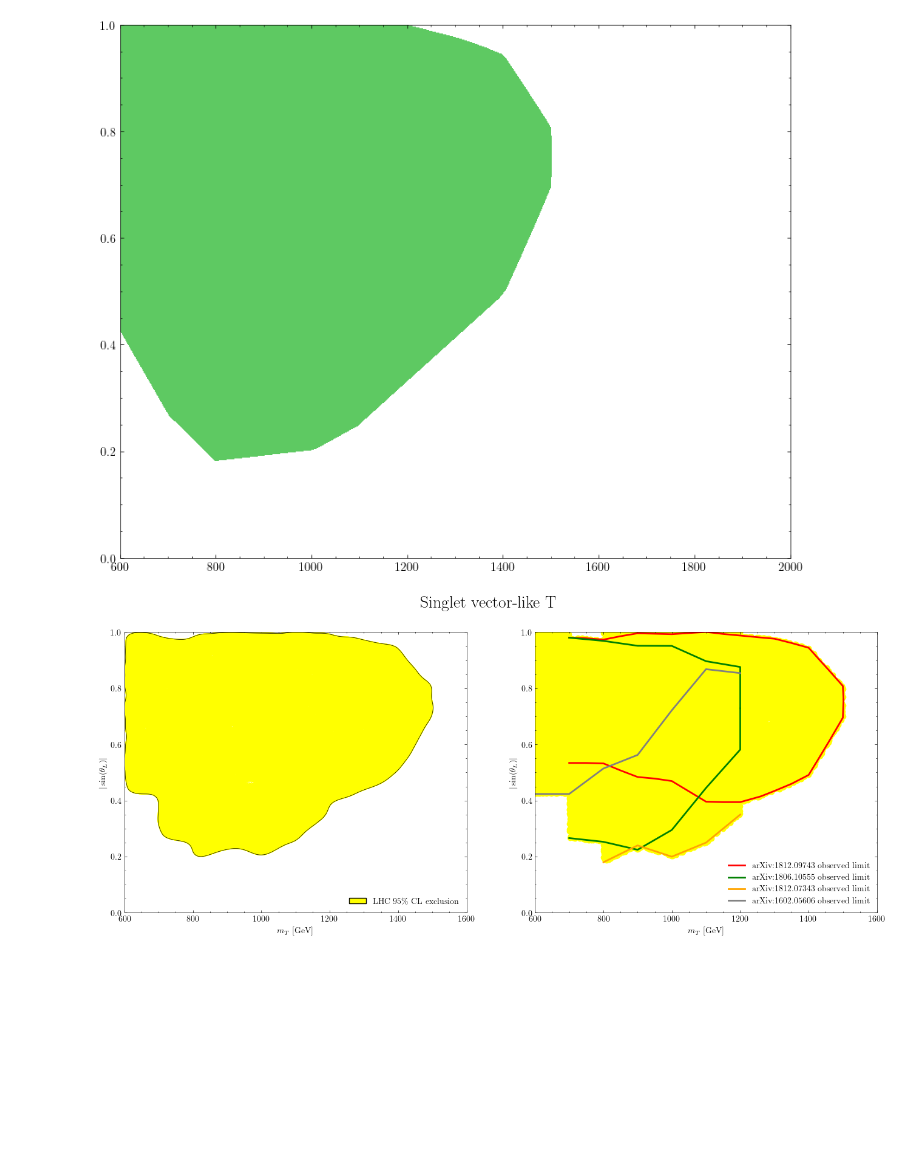
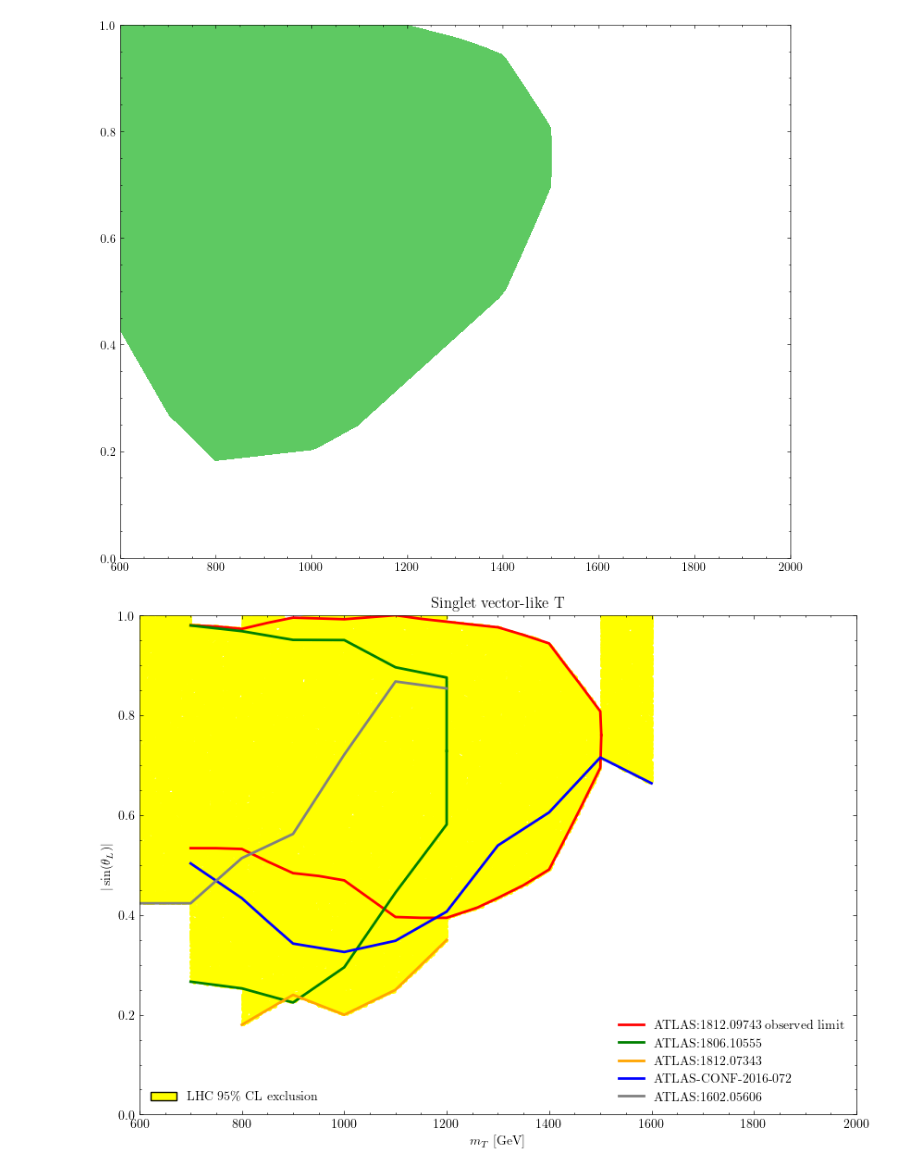
Before and after one commit to HEP-VLQ/VLQBounds, a Jupyter notebook: data/coupling_plot.ipynb, the cells around one changed output. Cells and saved outputs as stored; diff of their text form; code cells hidden in the pictures; blank space fills up the shorter version.

```diff
--- a/data/coupling_plot.ipynb
+++ b/data/coupling_plot.ipynb
@@ -6,7 +6,8 @@ import pandas as pd
 import scienceplots
 import matplotlib.patches as mpatches
 from scipy.interpolate import interp1d
-plt.style.use('science')
+plt.style.use(['science'])
+
 
 df = pd.read_table("coupling_results.txt",delimiter = ' ')
 data = np.loadtxt('../ATLAS_Tables/1602.05606_ATLAS_Fig7-b_pp_Tbj_Wb_s_L.txt')
@@ -200,64 +201,80 @@ plt.ylim(0,1)
 (0.0, 1.0)
 [figure]
 # %%
-import matplotlib.pyplot as plt
-import seaborn as sns
-import pandas as pd
 
 # Create a figure and axes
-fig, axes = plt.subplots(1, 2, figsize=(16, 6))
-ax1 = axes[0]
-ax2 = axes[1]
+fig, axes = plt.subplots(1, 1, figsize=(10, 7))
+#ax1 = axes[
+ax2 = axes
 
 # Read data from file
 df = pd.read_table("sin_l.dat", delimiter=' ')
-filter = df["result"] == 0
+filter = df["res"] == 0
 
 # Plot KDE plot on ax1
-sns.kdeplot(x=df.loc[filter, "mass"], y=df.loc[filter, "sin_left"], fill=False, levels=6000, bw_adjust=0.5, color='yellow', ax=ax1)
-sns.kdeplot(x=df.loc[filter, "mass"], y=df.loc[filter, "sin_left"], fill=False, levels=2, bw_adjust=0.5, color='black', linewidths=0.5, ax=ax1)
+#sns.kdeplot(x=df.loc[filter, "mass"], y=df.loc[filter, "sin_left"], fill=False, levels=6000, bw_adjust=0.5, color='yellow', ax=ax1)
+#sns.kdeplot(x=df.loc[filter, "mass"], y=df.loc[filter, "sin_left"], fill=False, levels=2, bw_adjust=0.5, color='black', linewidths=0.5, ax=ax1)
 ax1.set_xlim(600, 1600)
 ax1.set_ylim(0, 1)
 ax1.set_xlabel(r'$m_T$ [GeV]')
 ax1.set_ylabel(r'$|\sin(\theta_L)|$')
-excluded_patch = mpatches.Rectangle((0, 0), 1, 1, facecolor='yellow', edgecolor='black', label='LHC 95\% CL exclusion')
-ax1.add_patch(excluded_patch)
+#excluded_patch = mpatches.Rectangle((0, 0), 1, 1, facecolor='yellow', edgecolor='black', label='LHC 95\% CL exclusion')
+#ax2.add_patch(excluded_patch)
 
 
 # Plot scatter plot on ax2
-ax2.scatter(df.loc[filter, "mass"], df.loc[filter, "sin_left"], color='yellow')
+ax2.scatter(df.loc[filter, "mass"], df.loc[filter, "sin_l"], color='yellow',s=5)
 data2 = np.loadtxt("/home/mohamed/PycharmProjects/TOP/ATLAS_Tables/1812.09743_ATLAS_Fig6b_pp_Tbq_tZ.txt")
 m1 = data2[:,0]
 obs1 = data2[:,1]
 obs2 = data2[:,2]
-ax2.plot(m1,obs1,color='red',lw=2,label = 'arXiv:1812.09743 observed limit')
+plt1, = ax2.plot(m1,obs1,color='red',lw=2,label = 'ATLAS:1812.09743 observed limit')
 ax2.plot(m1,obs2,color='red',lw=2)
 
 data3 = np.loadtxt("/home/mohamed/PycharmProjects/TOP/ATLAS_Tables/1806.10555_ATLAS_Fig16-b_pp_Tbq_Zt_Singlet.txt")
 m1 = data3[:,0]
 obs1 = data3[:,1]
 obs2 = data3[:,2]
-ax2.plot(m1,obs1,color='green',lw=2,label = 'arXiv:1806.10555 observed limit')
+plt2, = ax2.plot(m1,obs1,color='green',lw=2,label = 'ATLAS:1806.10555')
 ax2.plot(m1,obs2,color='green',lw=2)
 
 data4 = np.loadtxt("/home/mohamed/PycharmProjects/TOP/ATLAS_Tables/1812.07343_ATLAS_fig8a_pp_Tbq_wb_Singlet_s_L.txt")
 m1 = data4[:,0]
 obs1 = data4[:,1]
-ax2.plot(m1,obs1,color='orange',lw=2,label = 'arXiv:1812.07343 observed limit') # 13 TeV
+plt3, = ax2.plot(m1,obs1,color='orange',lw=2,label = 'ATLAS:1812.07343') # 13 TeV
+
+data5 = np.loadtxt("/home/mohamed/PycharmProjects/TOP/ATLAS_Tables/ATLAS-CONF-2016-072_ATLAS_Fig10a_pp_Tqb_Wb_singlet_sinL.txt")
+m1 = data5[:,0]
+obs1 = data5[:,1]
+plt4, = ax2.plot(m1,obs1,color='blue',lw=2,label = 'ATLAS-CONF-2016-072')
+
 
 data5 = np.loadtxt("/home/mohamed/PycharmProjects/TOP/ATLAS_Tables/1602.05606_ATLAS_Fig7-b_pp_Tbj_Wb_s_L.txt")
 m1 = data5[:,0]
 obs1 = data5[:,1]
-ax2.plot(m1,obs1,color='gray',lw=2, label = 'arXiv:1602.05606 observed limit') # 8 TeV
-ax2.set_xlim(600, 1600)
+plt5, = ax2.plot(m1,obs1,color='gray',lw=2, label = 'ATLAS:1602.05606') # 8 TeV
+ax2.set_xlim(600, 2000)
 ax2.set_ylim(0, 1)
 ax2.set_xlabel(r'$m_T$ [GeV]')
 ax2.set_ylabel(r'$|\sin(\theta_L)|$')
-ax1.legend(loc='lower right')
-ax2.legend()
 
-fig.suptitle("Singlet vector-like T", fontsize=20, fontweight='bold')
-plt.savefig('sin(left).png')
+excluded_patch1 = mpatches.Rectangle((0, 0), 1, 1, facecolor='yellow', edgecolor='black', label='LHC 95\% CL exclusion')
+
+#excluded_patch2 = mpatches.Rectangle((0, 0), 1, 1, facecolor='lightgray', edgecolor='black', label=r'$\Gamma_T/m_T > 50\%$')
+
+
+
+first_legend = ax2.legend(handles=[plt1,plt2,plt3,plt4,plt5], loc='lower right')
+
+ax3 = plt.gca().add_artist(first_legend)
+
+exclu = [excluded_patch1]
+
+ax2.legend(handles = exclu, loc='lower left')#, bbox_to_anchor=(1, 1.02))
+
+
+ax2.set_title("Singlet vector-like T")#fig.suptitle("Singlet vector-like T", fontsize=20, fontweight='bold')
+plt.savefig('/home/mohamed/Desktop/Figures_finals/sin(left).png')
 # %% [output]
-[figure, old version]
+[figure, new version]
 # %%
```
Also changed, not shown: parts of 2 cells of this notebook, 34 other files.
